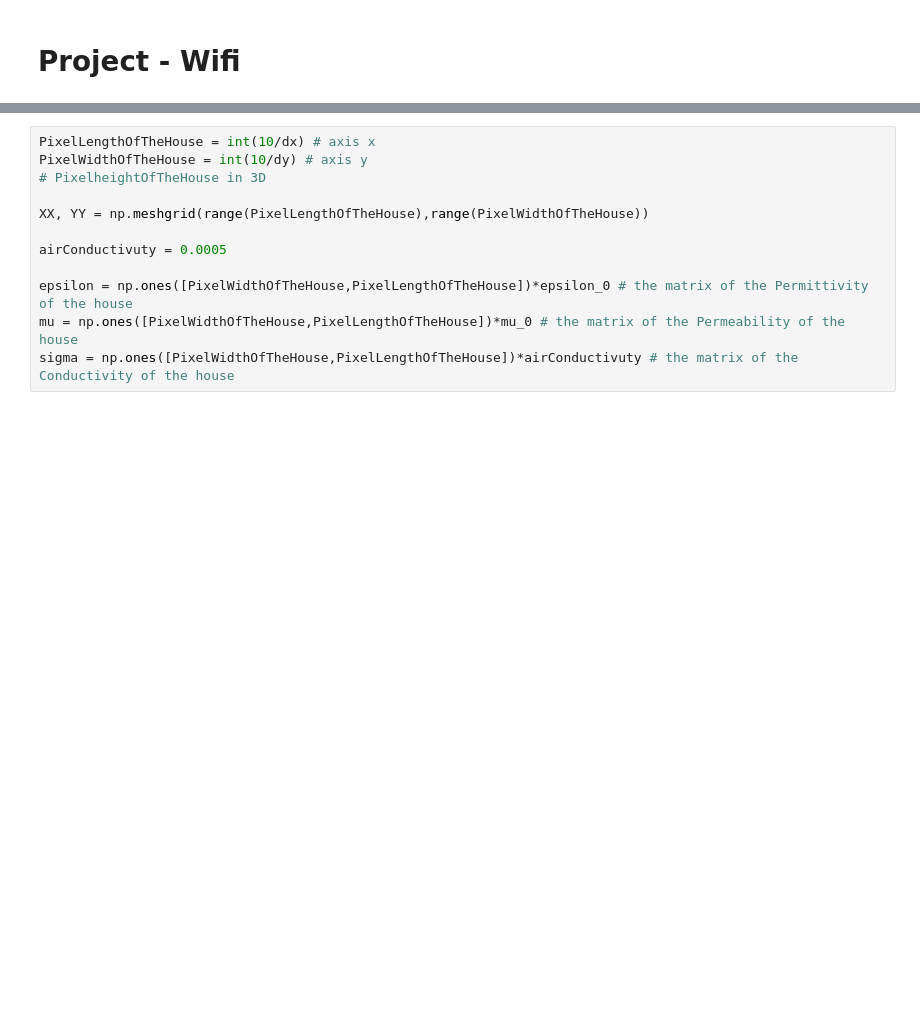
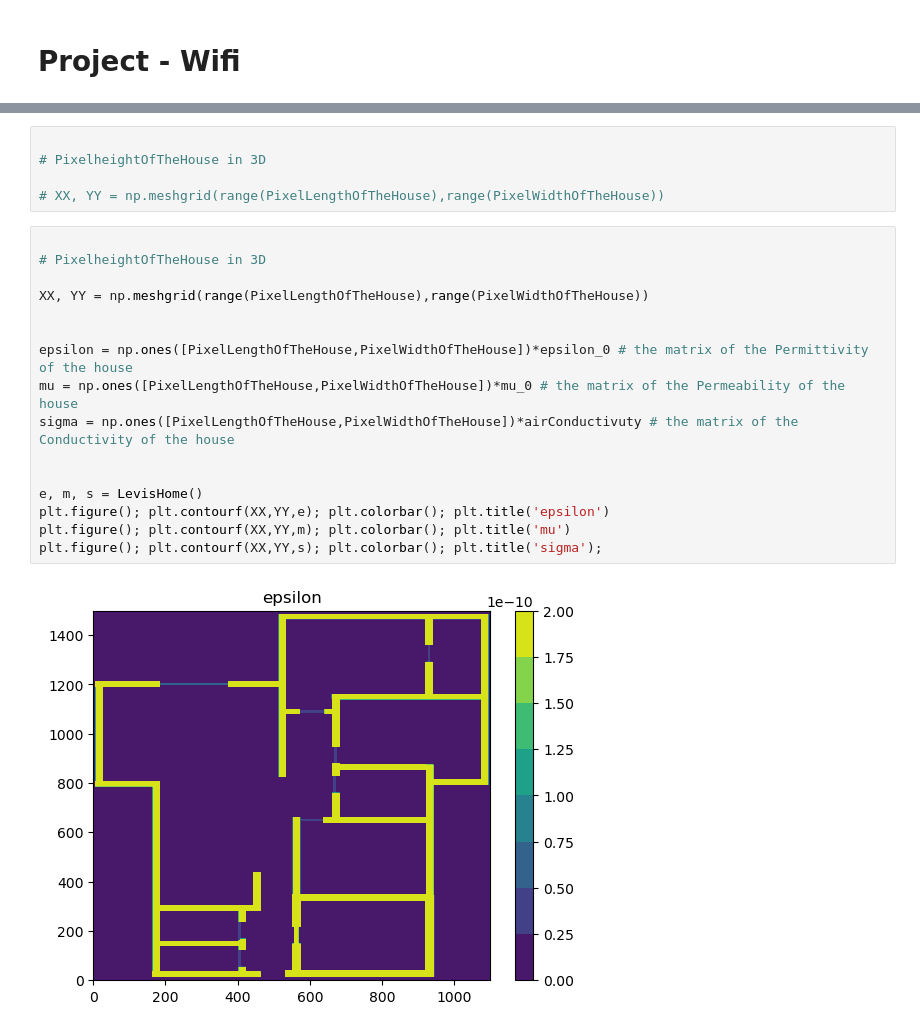
Before and after one commit to eliav-code/Project-Wifi, a Jupyter notebook: Wifi.ipynb, the cells around one changed output, grey strips where cells are left out. Cells and saved outputs as stored; diff of their text form; blank space fills up the shorter version.

```diff
--- a/Wifi.ipynb
+++ b/Wifi.ipynb
@@ -279,12 +514,23 @@ dt = dx/c
+# %%
+
+# PixelheightOfTheHouse in 3D
+
+# XX, YY = np.meshgrid(range(PixelLengthOfTheHouse),range(PixelWidthOfTheHouse))
 # %%
-PixelLengthOfTheHouse = int(10/dx) # axis x
-PixelWidthOfTheHouse = int(10/dy) # axis y
+
 # PixelheightOfTheHouse in 3D
 
 XX, YY = np.meshgrid(range(PixelLengthOfTheHouse),range(PixelWidthOfTheHouse))
 
-airConductivuty = 0.0005
 
-epsilon = np.ones([PixelWidthOfTheHouse,PixelLengthOfTheHouse])*epsilon_0 # the matrix of the Permittivity of the house
-mu = np.ones([PixelWidthOfTheHouse,PixelLengthOfTheHouse])*mu_0 # the matrix of the Permeability of the house
-sigma = np.ones([PixelWidthOfTheHouse,PixelLengthOfTheHouse])*airConductivuty # the matrix of the Conductivity of the house
+epsilon = np.ones([PixelLengthOfTheHouse,PixelWidthOfTheHouse])*epsilon_0 # the matrix of the Permittivity of the house
+mu = np.ones([PixelLengthOfTheHouse,PixelWidthOfTheHouse])*mu_0 # the matrix of the Permeability of the house
+sigma = np.ones([PixelLengthOfTheHouse,PixelWidthOfTheHouse])*airConductivuty # the matrix of the Conductivity of the house
+
+
+e, m, s = LevisHome()
+plt.figure(); plt.contourf(XX,YY,e); plt.colorbar(); plt.title('epsilon')
+plt.figure(); plt.contourf(XX,YY,m); plt.colorbar(); plt.title('mu')
+plt.figure(); plt.contourf(XX,YY,s); plt.colorbar(); plt.title('sigma');
+# %% [output]
+[figure, added]
```
Also changed, not shown: parts of 11 cells of this notebook.
